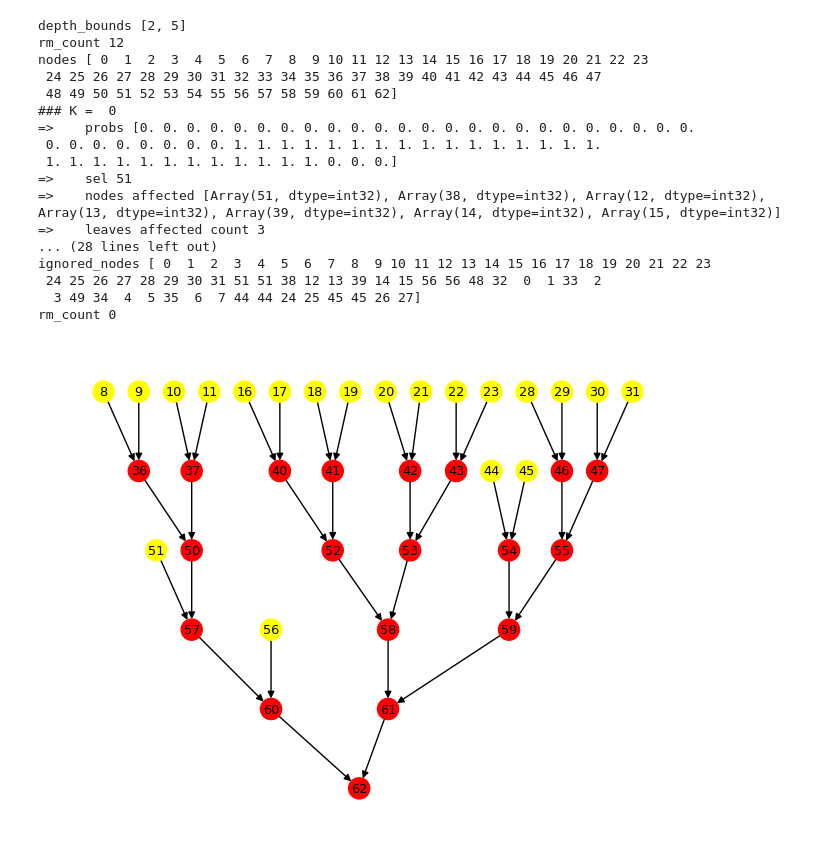
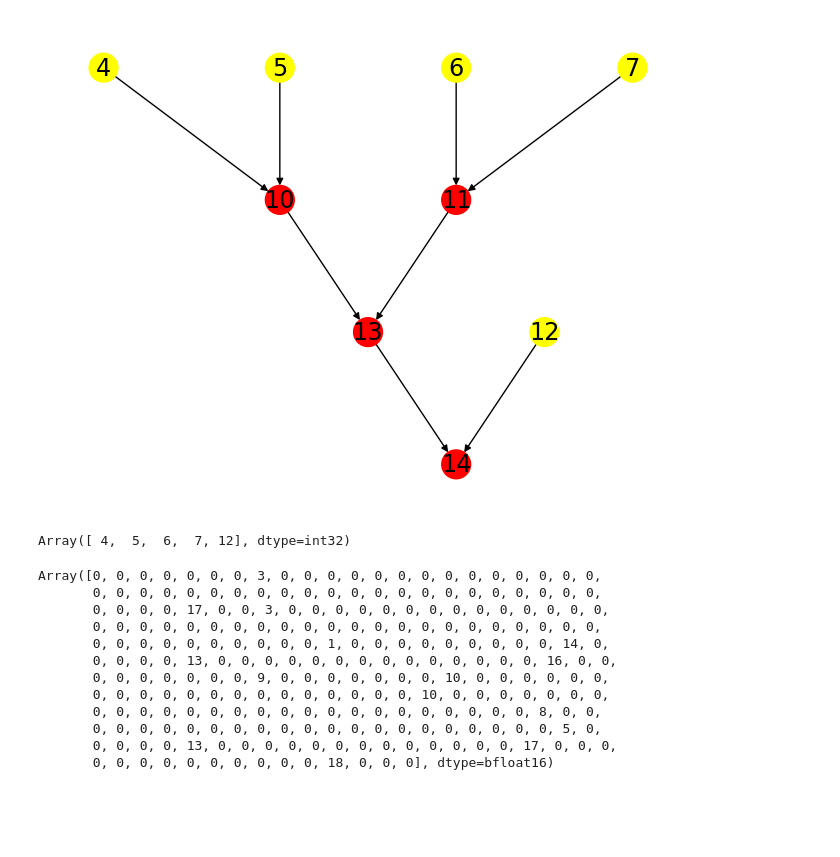
Before and after one commit to ramithuh/differentiable-trees, a Jupyter notebook: feature-testing/general_tree_gen.ipynb, the cells around one changed output. Drawn from its saved outputs; the diff is of its cells as text; code cells hidden in the pictures; blank space fills up the shorter version.

Commit message:
wip on releasing cleaned leaf representations

```diff
--- a/feature-testing/general_tree_gen.ipynb
+++ b/feature-testing/general_tree_gen.ipynb
@@ -90,7 +90,7 @@ def update_probability(
         metadata['n_leaves'] = leaf_u_bound
 
         # Generate the perfect tree
-        _, _, perfect_binary_tree = generate_groundtruth(metadata, seed, verbose)
+        leaf_seqs, all_seqs, perfect_binary_tree = generate_groundtruth(metadata, seed, verbose)
 
         # Initialize depth bounds
         depth_bounds = [None, depth_u_bound]
@@ -108,15 +108,15 @@ def update_probability(
         ignored_nodes = jnp.arange(leaf_u_bound) #jnp.array([], dtype=jnp.int64)
         adj = perfect_binary_tree
 
-        print("depth_bounds", depth_bounds)
-        print("rm_count", rm_count)
-        print("nodes", nodes)
+        # print("depth_bounds", depth_bounds)
+        # print("rm_count", rm_count)
+        # print("nodes", nodes)
 
         key = jax.random.PRNGKey(seed)
 
         k = 0
         while(not done):
-            print("### K = ", k)
+            # print("### K = ", k)
 
             # obtain valid probabilities
             prob = jnp.zeros(leaf_u_bound + leaf_u_bound - 1)
@@ -136,13 +136,13 @@ def update_probability(
 
             rm_count = rm_count - (affected_count - 1)
 
-            print("=>    probs", prob)
-            print("=>    sel", sel)
-            print("=>    nodes affected", nodes_in_path)
-            print("=>    leaves affected count", affected_count - 1)
-            print("=>    rm count", rm_count)
-            if(affected_count-1==0):
-                print("++++++++++++++++++++++++++++++++++++++++++++++++++++++++")
+            # print("=>    probs", prob)
+            # print("=>    sel", sel)
+            # print("=>    nodes affected", nodes_in_path)
+            # print("=>    leaves affected count", affected_count - 1)
+            # print("=>    rm count", rm_count)
+            # if(affected_count-1==0):
+            #     print("++++++++++++++++++++++++++++++++++++++++++++++++++++++++")
 
             depth_bounds[0] = math.ceil(depth_u_bound - math.log2(rm_count+1))
 #             print("    new depth to look", depth_u_bound - math.log2(rm_count+1), depth_bounds)
@@ -153,18 +153,18 @@ def update_probability(
 
             k+=1
 
-        prob = update_probability(depth_bounds, ignored_nodes, prob)
-        print("probs", prob)
-        print("ignored_nodes", ignored_nodes)
-        print("rm_count", rm_count)
+        # prob = update_probability(depth_bounds, ignored_nodes, prob)
+        # print("probs", prob)
+        # print("ignored_nodes", ignored_nodes)
+        # print("rm_count", rm_count)
 
-    return adj
+    return leaf_seqs, all_seqs, adj
 
         # make a pool of ancestor candidates that we can chop off
         # iteratively chop certain children off of nodes to obtain the desired number of leaves
         # while chopping, remove the corresponding downstream branches from the tree
 # %%
-l = 20
+l = 5
 
 
 
@@ -172,49 +172,32 @@ metadata = {
     'n_all' : 2*l-1,
     'n_leaves' : l,
     'n_ancestors' : l-1,
-    'seq_length' : 50,
+    'seq_length' : 256,
     'n_letters' : 20,
     'n_mutations' : 5,
 }
 # %%
 # out = generate_general_groundtruth(metadata, True, 42)
 # %%
-adj = generate_general_groundtruth(metadata, False, 12)
+leaf_seqs, all_seqs, adj = generate_general_groundtruth(metadata, False, 12)
 
 orphans = jnp.where(adj.sum(axis = 1) == 0)[0]
 
 label_names = {}
 
 for i in range(0, adj.shape[0]):
 
     if i in orphans:
         continue
 
     label_names[i] = str(i)
 
 temp_adj = adj.at[-1,-1].set(0)
 leaf_ids = find_children_ids(temp_adj, temp_adj.shape[0] - 1)
 
 show_graph_with_labels(adj, l, [label_names, leaf_ids], True)
 # %% [output]
-depth_bounds [2, 5]
-rm_count 12
-nodes [ 0  1  2  3  4  5  6  7  8  9 10 11 12 13 14 15 16 17 18 19 20 21 22 23
- 24 25 26 27 28 29 30 31 32 33 34 35 36 37 38 39 40 41 42 43 44 45 46 47
- 48 49 50 51 52 53 54 55 56 57 58 59 60 61 62]
-### K =  0
-=>    probs [0. 0. 0. 0. 0. 0. 0. 0. 0. 0. 0. 0. 0. 0. 0. 0. 0. 0. 0. 0. 0. 0. 0. 0.
- 0. 0. 0. 0. 0. 0. 0. 0. 1. 1. 1. 1. 1. 1. 1. 1. 1. 1. 1. 1. 1. 1. 1. 1.
- 1. 1. 1. 1. 1. 1. 1. 1. 1. 1. 1. 1. 0. 0. 0.]
-=>    sel 51
-=>    nodes affected [Array(51, dtype=int32), Array(38, dtype=int32), Array(12, dtype=int32), Array(13, dtype=int32), Array(39, dtype=int32), Array(14, dtype=int32), Array(15, dtype=int32)]
-=>    leaves affected count 3
-... (28 lines left out)
-ignored_nodes [ 0  1  2  3  4  5  6  7  8  9 10 11 12 13 14 15 16 17 18 19 20 21 22 23
- 24 25 26 27 28 29 30 31 51 51 38 12 13 39 14 15 56 56 48 32  0  1 33  2
-  3 49 34  4  5 35  6  7 44 44 24 25 45 45 26 27]
-rm_count 0
-[figure, old version]
+[figure, new version]
 # %%
 # temp_adj = adj.at[-1,-1].set(0)
 # leaf_ids = find_children_ids(temp_adj, temp_adj.shape[0] - 1)
@@ -222,0 +210,20 @@ rm_count 0
+# %%
+leaf_ids_to_extract.sort()
+# %% [output]
+Array([ 4,  5,  6,  7, 12], dtype=int32)
+# %%
+extracted_leaf_seq = all_seqs[leaf_ids_to_extract.sort()]
+extracted_leaf_seq[2]
+# %% [output]
+Array([0, 0, 0, 0, 0, 0, 0, 3, 0, 0, 0, 0, 0, 0, 0, 0, 0, 0, 0, 0, 0, 0,
+       0, 0, 0, 0, 0, 0, 0, 0, 0, 0, 0, 0, 0, 0, 0, 0, 0, 0, 0, 0, 0, 0,
+       0, 0, 0, 0, 17, 0, 0, 3, 0, 0, 0, 0, 0, 0, 0, 0, 0, 0, 0, 0, 0, 0,
+       0, 0, 0, 0, 0, 0, 0, 0, 0, 0, 0, 0, 0, 0, 0, 0, 0, 0, 0, 0, 0, 0,
+       0, 0, 0, 0, 0, 0, 0, 0, 0, 0, 1, 0, 0, 0, 0, 0, 0, 0, 0, 0, 14, 0,
+       0, 0, 0, 0, 13, 0, 0, 0, 0, 0, 0, 0, 0, 0, 0, 0, 0, 0, 0, 16, 0, 0,
+       0, 0, 0, 0, 0, 0, 0, 9, 0, 0, 0, 0, 0, 0, 0, 10, 0, 0, 0, 0, 0, 0,
+       0, 0, 0, 0, 0, 0, 0, 0, 0, 0, 0, 0, 0, 0, 10, 0, 0, 0, 0, 0, 0, 0,
+       0, 0, 0, 0, 0, 0, 0, 0, 0, 0, 0, 0, 0, 0, 0, 0, 0, 0, 0, 8, 0, 0,
+       0, 0, 0, 0, 0, 0, 0, 0, 0, 0, 0, 0, 0, 0, 0, 0, 0, 0, 0, 0, 5, 0,
+       0, 0, 0, 0, 13, 0, 0, 0, 0, 0, 0, 0, 0, 0, 0, 0, 0, 0, 17, 0, 0, 0,
+       0, 0, 0, 0, 0, 0, 0, 0, 0, 0, 18, 0, 0, 0], dtype=bfloat16)
```
Also changed, not shown: parts of 9 cells of this notebook.
